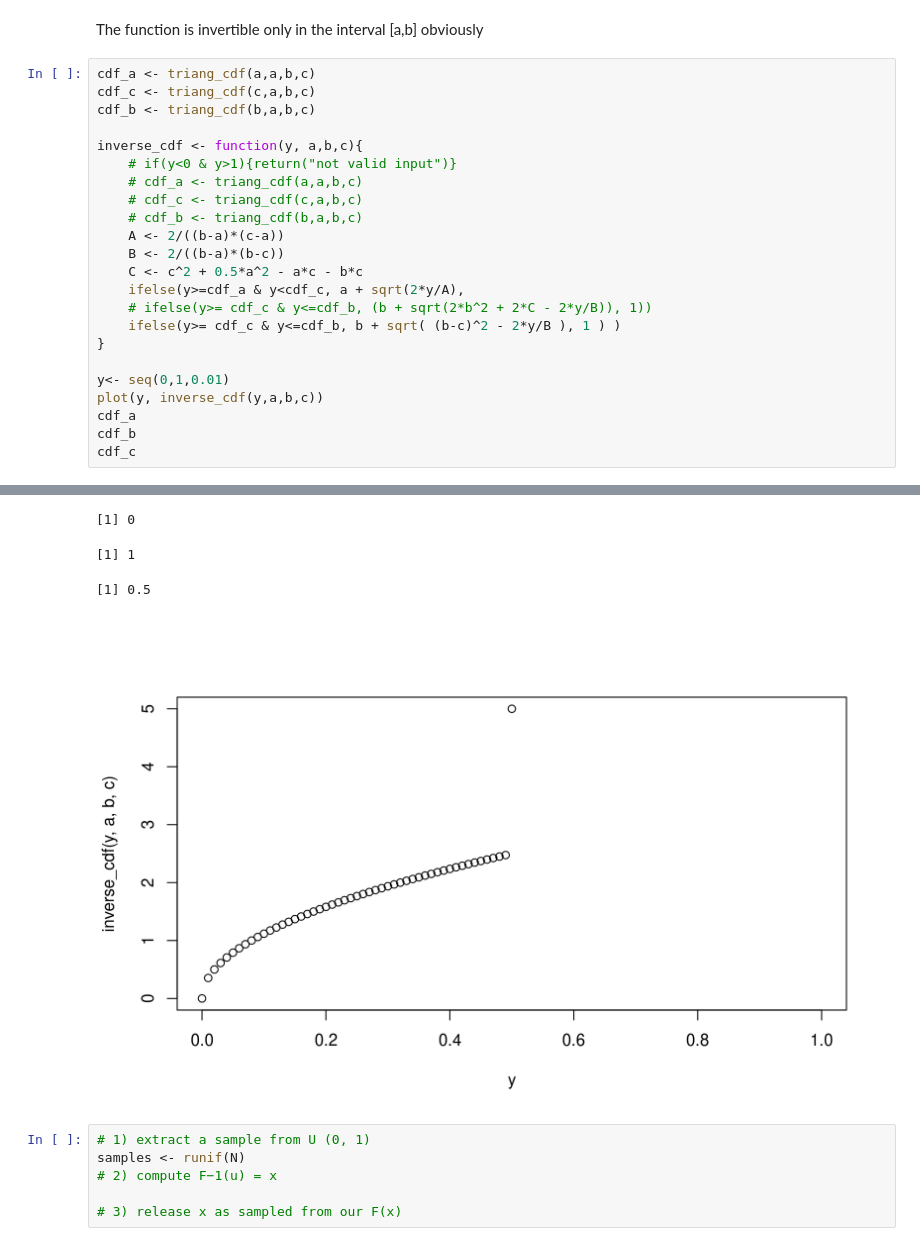
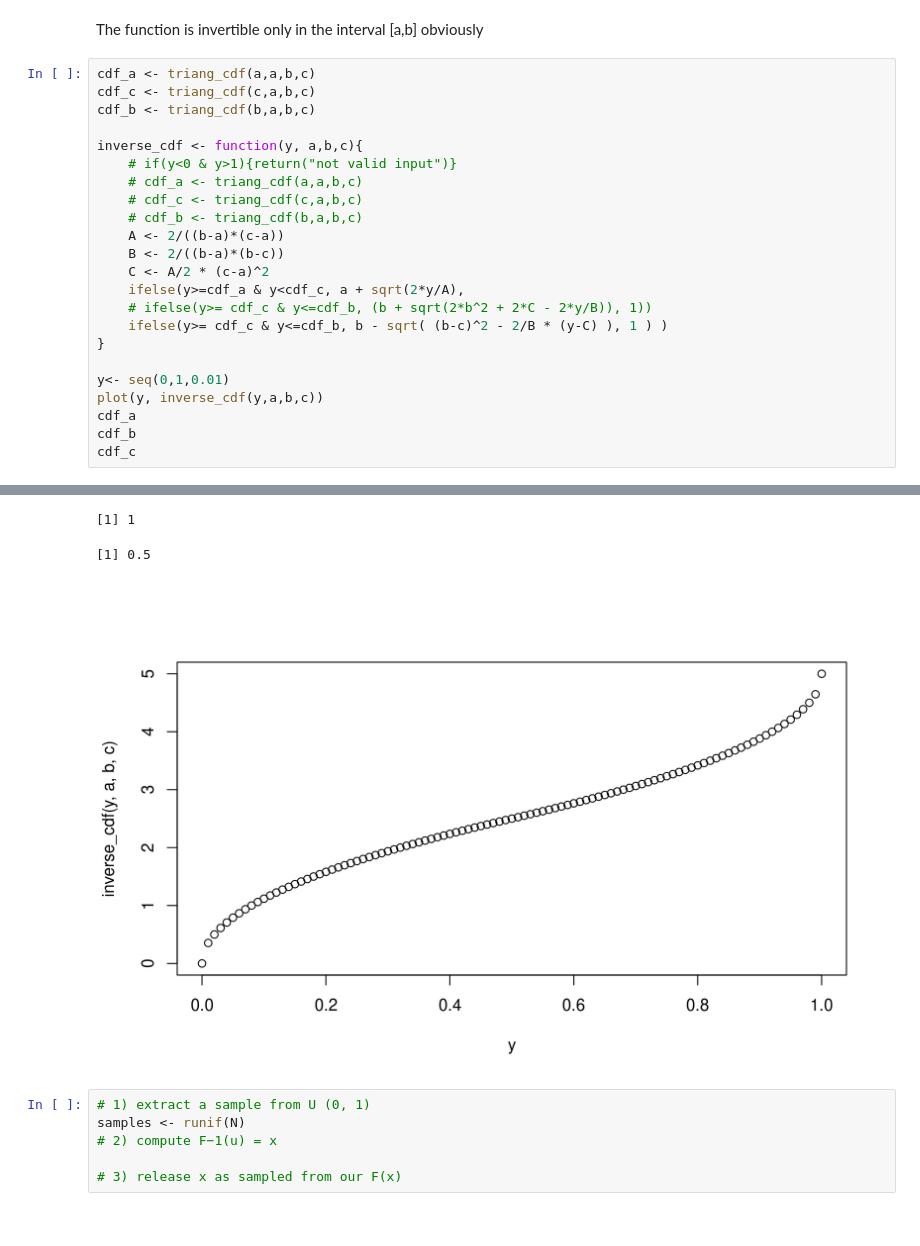
Before and after one commit to PietroCappelli/Advance_stat, a Jupyter notebook: Exercises/exercises03.ipynb, the cells around one changed output, grey strips where cells are left out. Saved outputs shown, nothing was run; the diff lists cells and outputs as text.

```diff
--- a/Exercises/exercises03.ipynb
+++ b/Exercises/exercises03.ipynb
@@ -56,10 +56,10 @@ inverse_cdf <- function(y, a,b,c){
     # cdf_b <- triang_cdf(b,a,b,c)
     A <- 2/((b-a)*(c-a))
     B <- 2/((b-a)*(b-c))
-    C <- c^2 + 0.5*a^2 - a*c - b*c
+    C <- A/2 * (c-a)^2
     ifelse(y>=cdf_a & y<cdf_c, a + sqrt(2*y/A),
     # ifelse(y>= cdf_c & y<=cdf_b, (b + sqrt(2*b^2 + 2*C - 2*y/B)), 1))
-    ifelse(y>= cdf_c & y<=cdf_b, b + sqrt( (b-c)^2 - 2*y/B ), 1 ) )
+    ifelse(y>= cdf_c & y<=cdf_b, b - sqrt( (b-c)^2 - 2/B * (y-C) ), 1 ) )
 }
 
 y<- seq(0,1,0.01)
@@ -73,7 +72,6 @@ Warning message in sqrt((b - c)^2 - 2 * y/B):
-[1] 0
+[1] 1
-[1] 1
+[1] 0.5
-[1] 0.5
-[figure, old version]
+[figure, new version]
 # %%
 # 1) extract a sample from U (0, 1)
 samples <- runif(N)
```
Also changed, not shown: parts of 1 cell of this notebook.
